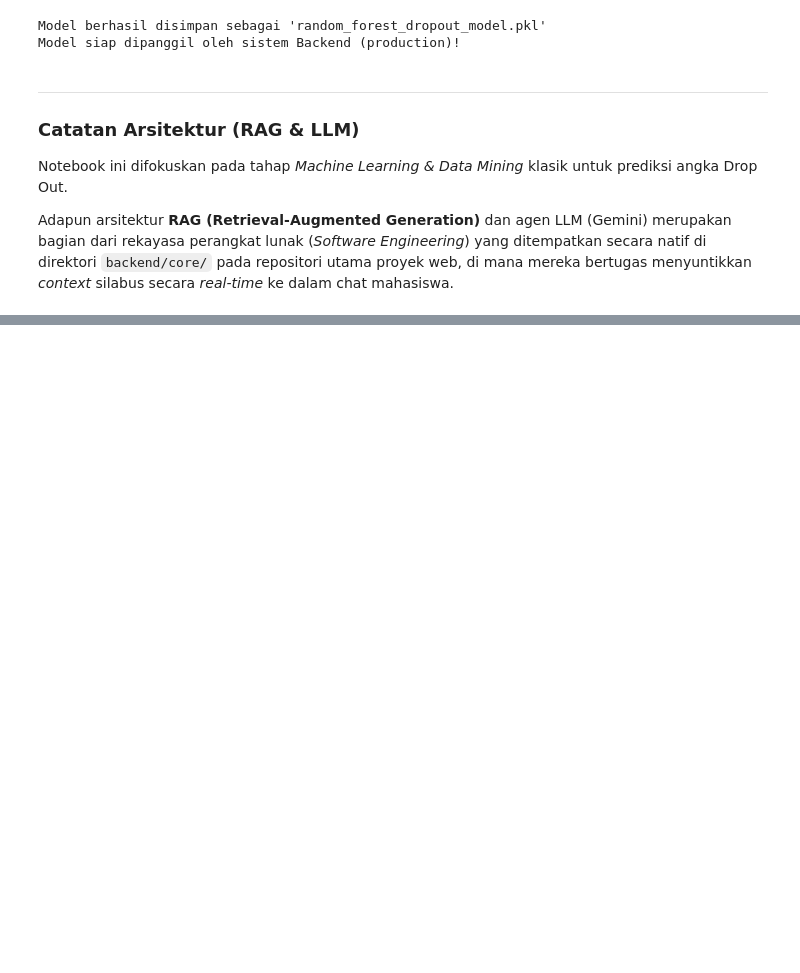
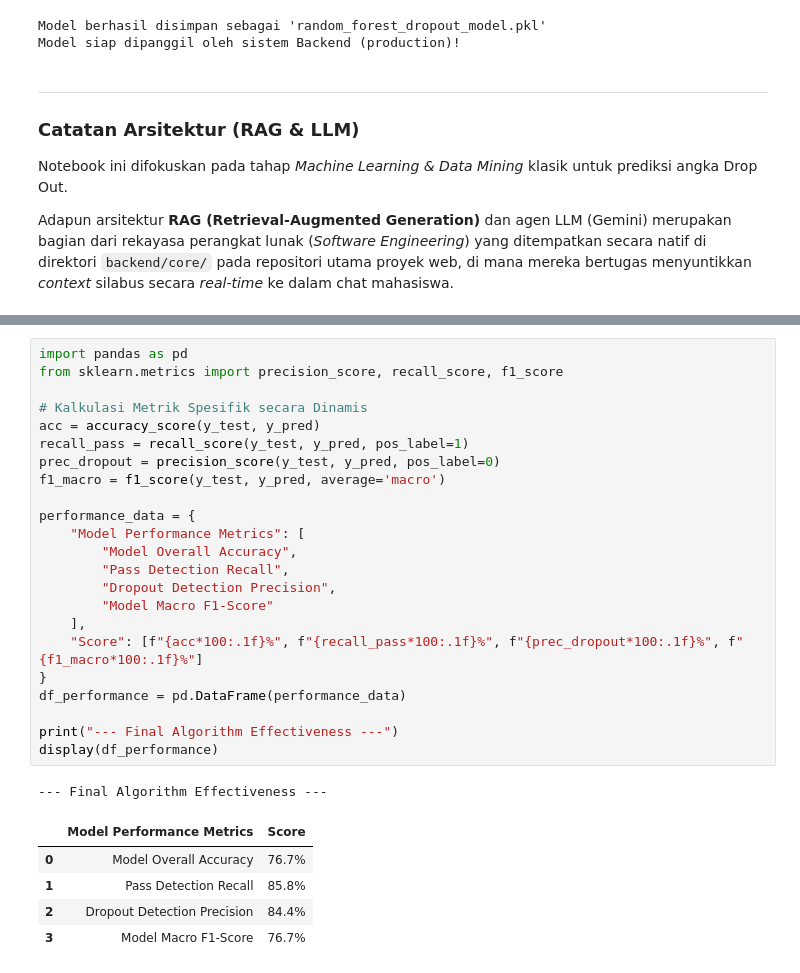
Before and after one commit to danial-computer/AI-LearningPath, a Jupyter notebook: notebook/ai_learningpath.ipynb, the cells around one changed output, grey strips where cells are left out. Drawn from its saved outputs; the diff is of its cells as text; blank space fills up the shorter version.

```diff
--- a/notebook/ai_learningpath.ipynb
+++ b/notebook/ai_learningpath.ipynb
@@ -203,0 +207,30 @@ Adapun arsitektur **RAG (Retrieval-Augmented Generation)** dan agen LLM (Gemini)
+# %%
+import pandas as pd
+from sklearn.metrics import precision_score, recall_score, f1_score
+
+# Kalkulasi Metrik Spesifik secara Dinamis
+acc = accuracy_score(y_test, y_pred)
+recall_pass = recall_score(y_test, y_pred, pos_label=1)
+prec_dropout = precision_score(y_test, y_pred, pos_label=0)
+f1_macro = f1_score(y_test, y_pred, average='macro')
+
+performance_data = {
+    "Model Performance Metrics": [
+        "Model Overall Accuracy",
+        "Pass Detection Recall",
+        "Dropout Detection Precision",
+        "Model Macro F1-Score"
+    ],
+    "Score": [f"{acc*100:.1f}%", f"{recall_pass*100:.1f}%", f"{prec_dropout*100:.1f}%", f"{f1_macro*100:.1f}%"]
+}
+df_performance = pd.DataFrame(performance_data)
+
+print("--- Final Algorithm Effectiveness ---")
+display(df_performance)
+# %% [output]
+--- Final Algorithm Effectiveness ---
+|  | Model Performance Metrics | Score |
+| 0 | Model Overall Accuracy | 76.7% |
+| 1 | Pass Detection Recall | 85.8% |
+| 2 | Dropout Detection Precision | 84.4% |
+| 3 | Model Macro F1-Score | 76.7% |
```
Also changed, not shown: parts of 2 cells of this notebook, 1 other file.
